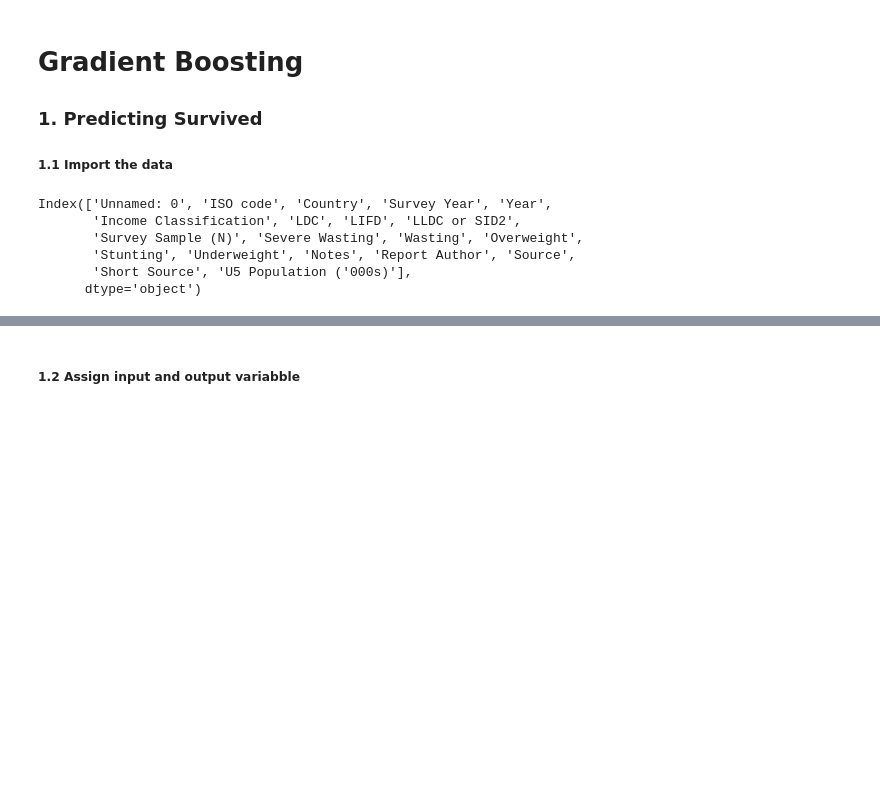
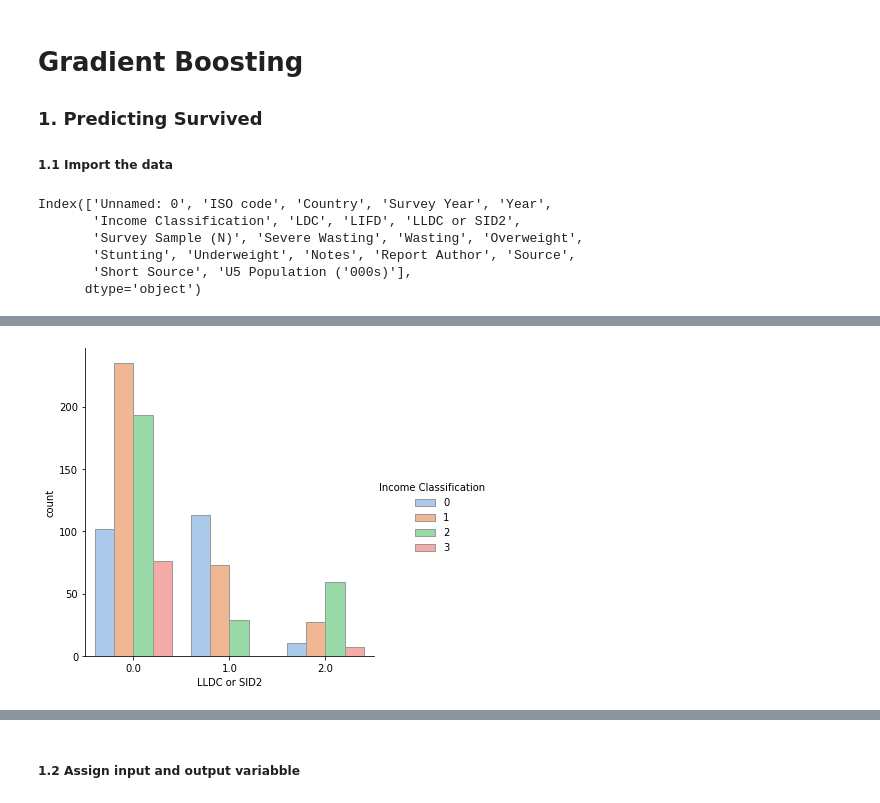
Before and after one commit to nvelardi/StuntedGrowthTuvalu, a Jupyter notebook: index.ipynb, the cells around one changed output, grey strips where cells are left out. Cells and saved outputs as stored; diff of their text form; code cells hidden in the pictures; blank space fills up the shorter version.

```diff
--- a/index.ipynb
+++ b/index.ipynb
@@ -22,0 +39,8 @@ Index(['Unnamed: 0', 'ISO code', 'Country', 'Survey Year', 'Year',
+# %%
+import seaborn as sns
+
+ax = sns.catplot(x="LLDC or SID2", hue="Income Classification", kind="count", palette="pastel",
+             edgecolor=".6",
+            data=df)
+# %% [output]
+[figure, added]
```
Also changed, not shown: parts of 4 cells of this notebook.
